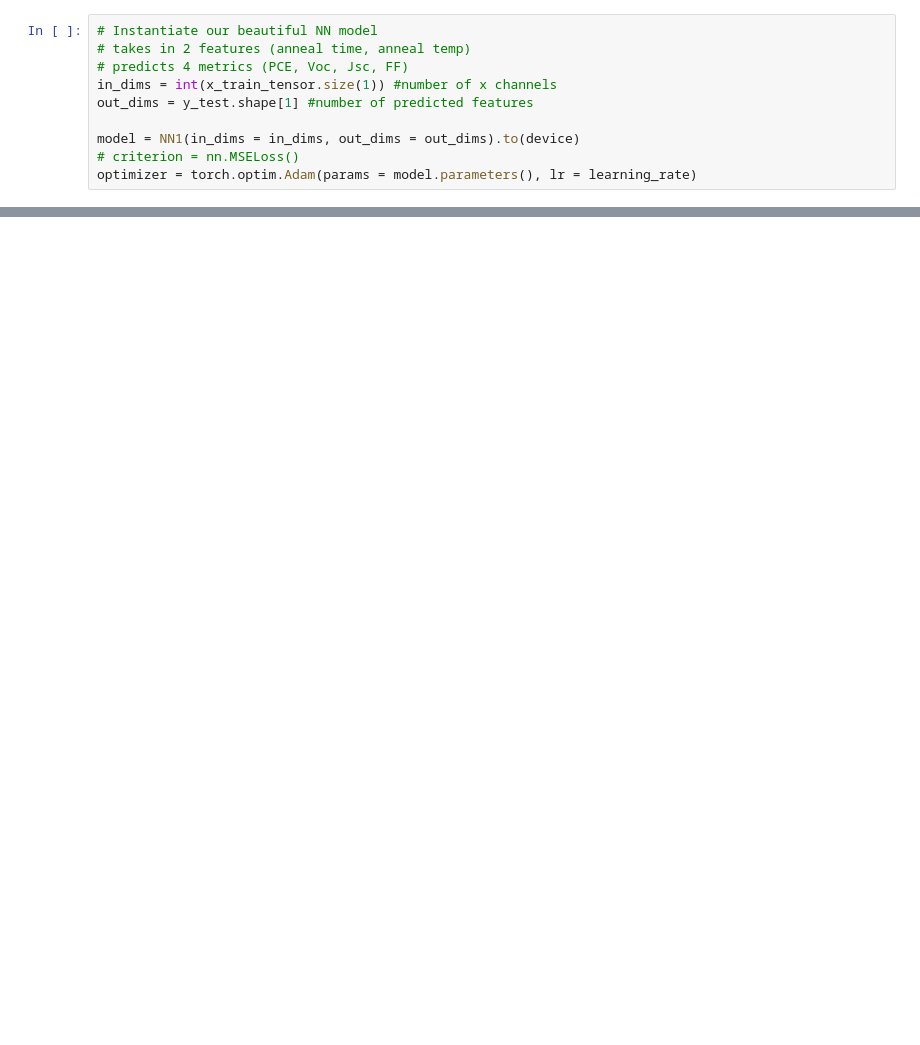
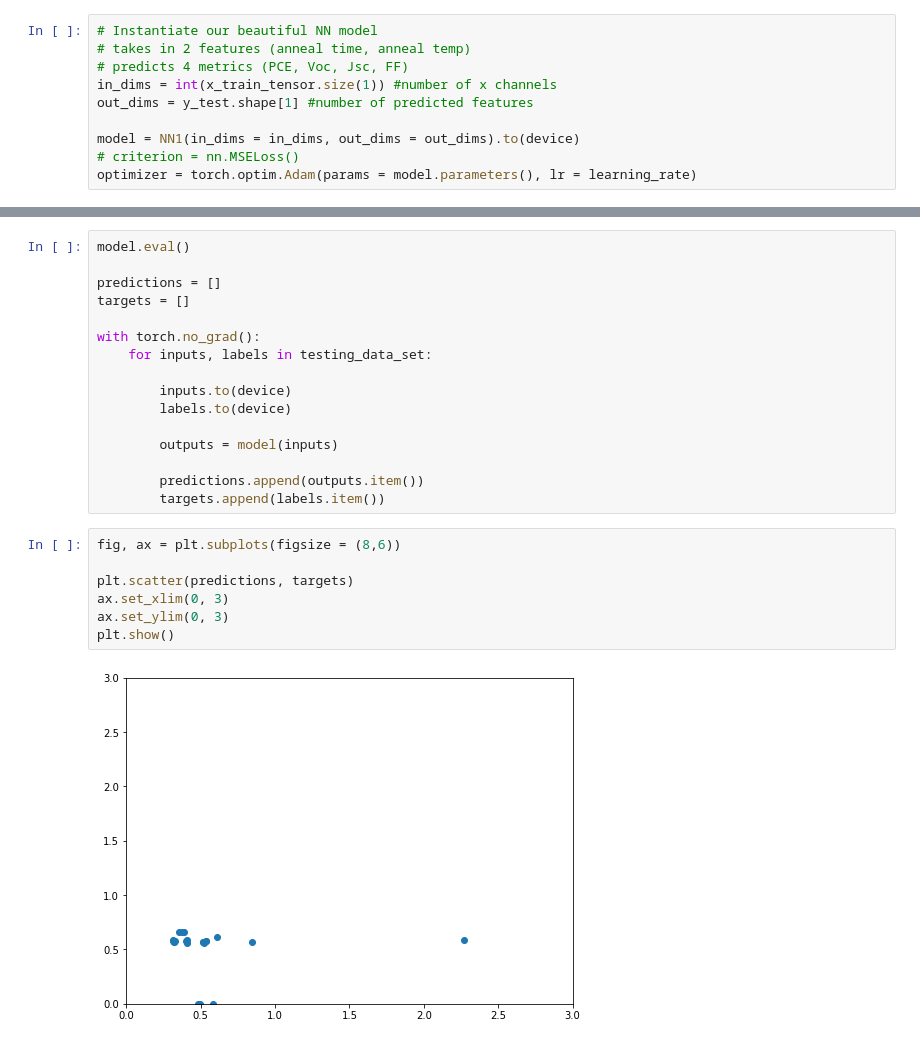
Before and after one commit to wesleyktatum/MatMAP, a Jupyter notebook: ipynb/PhysicsInspiredLoss.ipynb, the cells around one changed output, grey strips where cells are left out. Cells and saved outputs as stored; diff of their text form; blank space fills up the shorter version.

```diff
--- a/ipynb/PhysicsInspiredLoss.ipynb
+++ b/ipynb/PhysicsInspiredLoss.ipynb
@@ -380,0 +417,25 @@ plt.show()
+# %%
+model.eval()
+
+predictions = []
+targets = []
+
+with torch.no_grad():
+    for inputs, labels in testing_data_set:
+
+        inputs.to(device)
+        labels.to(device)
+
+        outputs = model(inputs)
+
+        predictions.append(outputs.item())
+        targets.append(labels.item())
+# %%
+fig, ax = plt.subplots(figsize = (8,6))
+
+plt.scatter(predictions, targets)
+ax.set_xlim(0, 3)
+ax.set_ylim(0, 3)
+plt.show()
+# %% [output]
+[figure, added]
```
Also changed, not shown: parts of 13 cells of this notebook, 1 other file.
